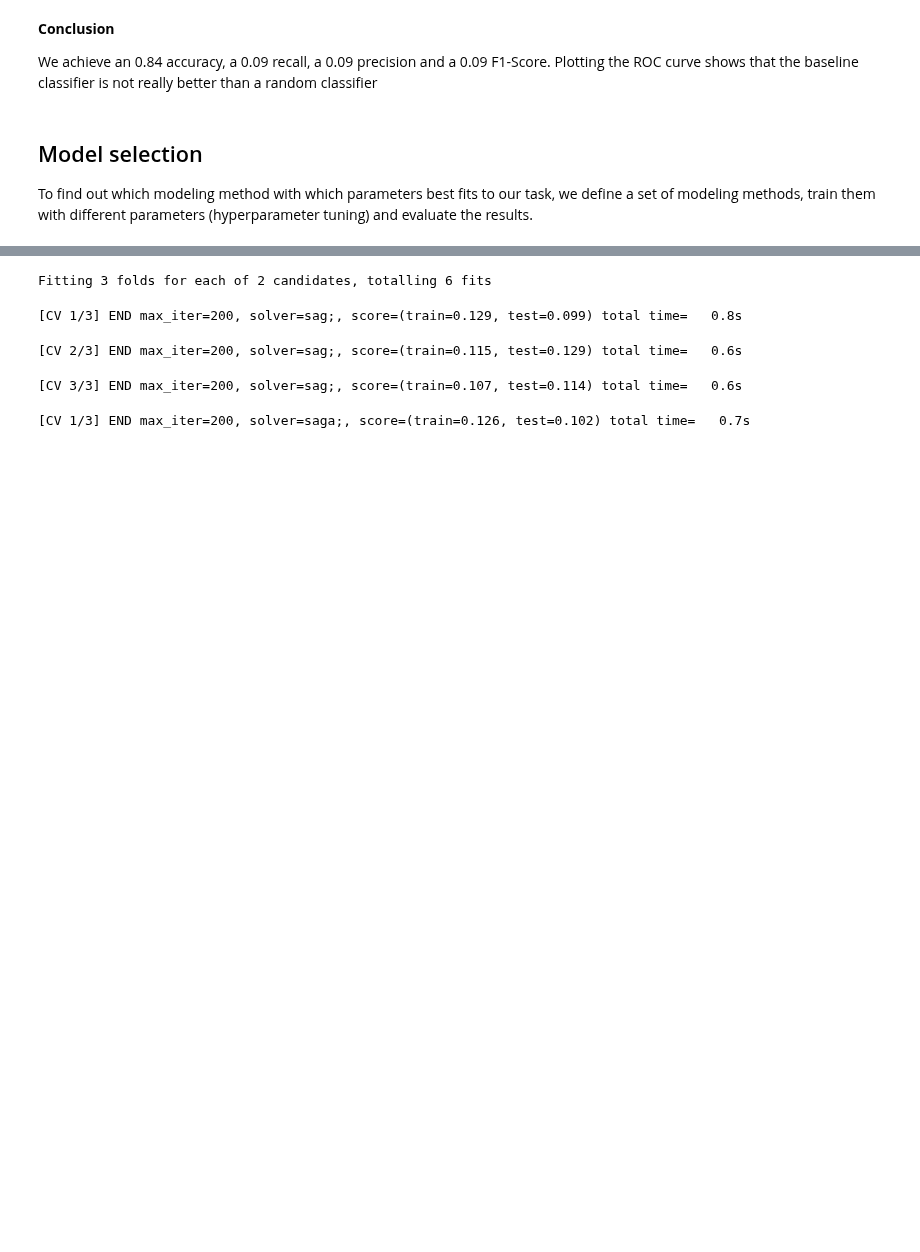
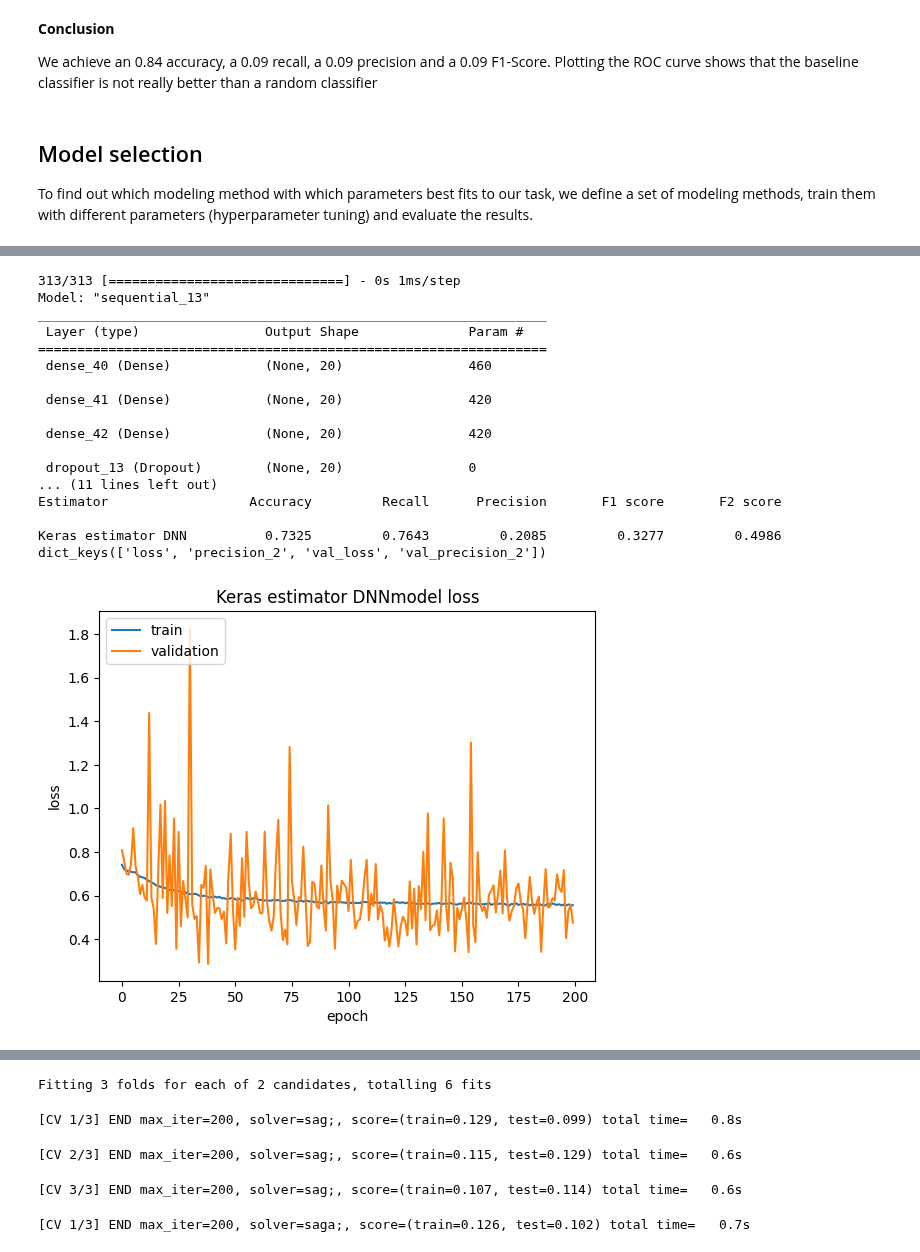
Before and after one commit to BenediktLueth/heartheroes, a Jupyter notebook: model_training.ipynb, the cells around one changed output, grey strips where cells are left out. Cells and saved outputs as stored; diff of their text form; code cells hidden in the pictures; blank space fills up the shorter version.

```diff
--- a/model_training.ipynb
+++ b/model_training.ipynb
@@ -379,0 +397,18 @@ grid = model_evaluate(estimator, param_grids.get(estimator), **data_dict)
+# %%
+estimator = Estimator.dnn_estimator
+estimator_name = "Keras estimator DNN"
+dropout_rate = 0.4
+hidden_layer_sizes=(20,20,20)
+loss = "binary_crossentropy"
+#loss= "kl_divergence"
+metrics= [tf.keras.metrics.Precision()] #["accuracy"] # ["AUC"]# [tf.keras.metrics.Recall()]
+class_weight = {0: weight_for_0, 1: weight_for_1}
+epochs = 200
+batch_size = 64
+optimizer = "SGD" #  "adam" "SGD" # also try out 'SGD'
+validation_split_fraction = 0.33
+
+model = create_model(dropout_rate=dropout_rate, hidden_layer_sizes=hidden_layer_sizes, activation='relu')
+model.compile(optimizer, loss=loss, metrics=metrics)
+print(X_train.shape)
+history = model.fit(X_train, y_train, epochs=epochs, validation_split=validation_split_fraction, batch_size=batch_size, class_weight=class_weight)
@@ -379,0 +435,44 @@ grid = model_evaluate(estimator, param_grids.get(estimator), **data_dict)
+# %%
+y_predicted_probas = model.predict(X_test)
+#print(y_predicted_probas)
+print(model.summary())
+y_predicted = (y_predicted_probas > 0.5).astype("int32")
+print("number of ones predicted: {}".format(np.count_nonzero(y_predicted == 1)))
+print("number of zeros predicted: {}".format(np.count_nonzero(y_predicted == 0)))
+print_scores({estimator_name: get_scores(y_test, y_predicted)})
+
+# plot loss and accuracy
+plot_loss(title=estimator_name, history=history)
+
+# plot roc
+number_of_rows, number_of_columns = 1, 2
+figure_index = 1
+figure = plt.figure(figsize=(15, 15))
+ax = figure.add_subplot(number_of_rows, number_of_columns, figure_index)
+plot_roc(title=estimator.name, ax=ax, y_test=y_test, y_predicted=y_predicted)
+figure_index += 1
+
+# plot learning curve in case of nn estimator
+
+ax = figure.add_subplot(number_of_rows, number_of_columns, figure_index)
+plot_learning_curve(title=estimator.name, estimator=estimator.value, ax=ax, X=X_train, y=y_train, cv=2)
+figure_index += 1
+# %% [output]
+313/313 [==============================] - 0s 1ms/step
+Model: "sequential_13"
+_________________________________________________________________
+ Layer (type)                Output Shape              Param #
+=================================================================
+ dense_40 (Dense)            (None, 20)                460
+
+ dense_41 (Dense)            (None, 20)                420
+
+ dense_42 (Dense)            (None, 20)                420
+
+ dropout_13 (Dropout)        (None, 20)                0
+... (11 lines left out)
+Estimator                  Accuracy         Recall      Precision       F1 score       F2 score
+
+Keras estimator DNN          0.7325         0.7643         0.2085         0.3277         0.4986
+dict_keys(['loss', 'precision_2', 'val_loss', 'val_precision_2'])
+[figure, added]
```
Also changed, not shown: parts of 17 cells of this notebook.
